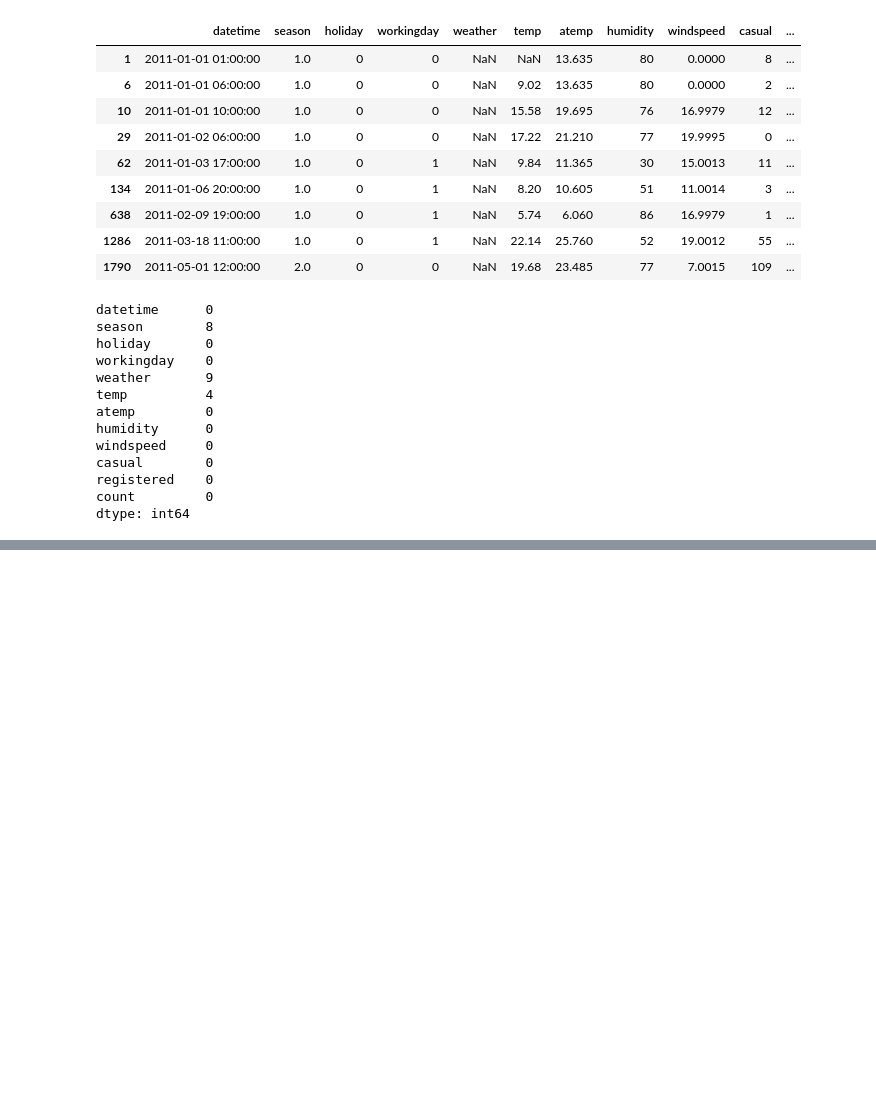
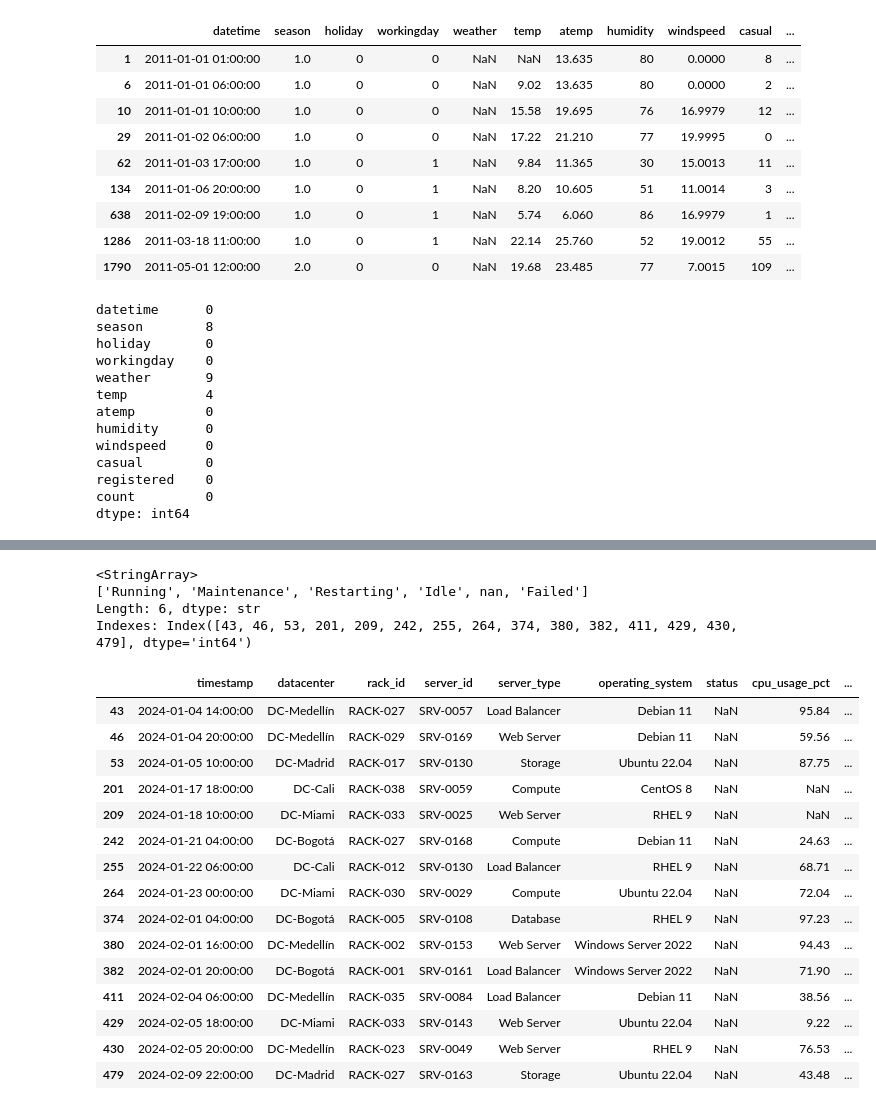
Before and after one commit to EngAndres/ud-public, a Jupyter notebook: courses/data-analysis-programming/notebooks/python_intro.ipynb, the cells around one changed output, grey strips where cells are left out. Cells and saved outputs as stored; diff of their text form; code cells hidden in the pictures; blank space fills up the shorter version.

```diff
--- a/courses/data-analysis-programming/notebooks/python_intro.ipynb
+++ b/courses/data-analysis-programming/notebooks/python_intro.ipynb
@@ -1843,0 +1961,25 @@ print("Fill missing values using fillna() in date_time column with interpolation
+# %%
+print(datacenter_df['status'].unique())
+print("Indexes:", datacenter_df[datacenter_df['status'].isnull()].index)
+datacenter_df[datacenter_df['status'].isnull()]
+# %% [output]
+<StringArray>
+['Running', 'Maintenance', 'Restarting', 'Idle', nan, 'Failed']
+Length: 6, dtype: str
+Indexes: Index([43, 46, 53, 201, 209, 242, 255, 264, 374, 380, 382, 411, 429, 430, 479], dtype='int64')
+|  | timestamp | datacenter | rack_id | server_id | server_type | operating_system | status | cpu_usage_pct | ... |
+| 43 | 2024-01-04 14:00:00 | DC-Medellín | RACK-027 | SRV-0057 | Load Balancer | Debian 11 | NaN | 95.84 | ... |
+| 46 | 2024-01-04 20:00:00 | DC-Medellín | RACK-029 | SRV-0169 | Web Server | Debian 11 | NaN | 59.56 | ... |
+| 53 | 2024-01-05 10:00:00 | DC-Madrid | RACK-017 | SRV-0130 | Storage | Ubuntu 22.04 | NaN | 87.75 | ... |
+| 201 | 2024-01-17 18:00:00 | DC-Cali | RACK-038 | SRV-0059 | Compute | CentOS 8 | NaN | NaN | ... |
+| 209 | 2024-01-18 10:00:00 | DC-Miami | RACK-033 | SRV-0025 | Web Server | RHEL 9 | NaN | NaN | ... |
+| 242 | 2024-01-21 04:00:00 | DC-Bogotá | RACK-027 | SRV-0168 | Compute | Debian 11 | NaN | 24.63 | ... |
+| 255 | 2024-01-22 06:00:00 | DC-Cali | RACK-012 | SRV-0130 | Load Balancer | RHEL 9 | NaN | 68.71 | ... |
+| 264 | 2024-01-23 00:00:00 | DC-Miami | RACK-030 | SRV-0029 | Compute | Ubuntu 22.04 | NaN | 72.04 | ... |
+| 374 | 2024-02-01 04:00:00 | DC-Bogotá | RACK-005 | SRV-0108 | Database | RHEL 9 | NaN | 97.23 | ... |
+| 380 | 2024-02-01 16:00:00 | DC-Medellín | RACK-002 | SRV-0153 | Web Server | Windows Server 2022 | NaN | 94.43 | ... |
+| 382 | 2024-02-01 20:00:00 | DC-Bogotá | RACK-001 | SRV-0161 | Load Balancer | Windows Server 2022 | NaN | 71.90 | ... |
+| 411 | 2024-02-04 06:00:00 | DC-Medellín | RACK-035 | SRV-0084 | Load Balancer | Debian 11 | NaN | 38.56 | ... |
+| 429 | 2024-02-05 18:00:00 | DC-Miami | RACK-033 | SRV-0143 | Web Server | Ubuntu 22.04 | NaN | 9.22 | ... |
+| 430 | 2024-02-05 20:00:00 | DC-Medellín | RACK-023 | SRV-0049 | Web Server | RHEL 9 | NaN | 76.53 | ... |
+| 479 | 2024-02-09 22:00:00 | DC-Madrid | RACK-027 | SRV-0163 | Storage | Ubuntu 22.04 | NaN | 43.48 | ... |
```
Also changed, not shown: parts of 19 cells of this notebook, 15 other files.
